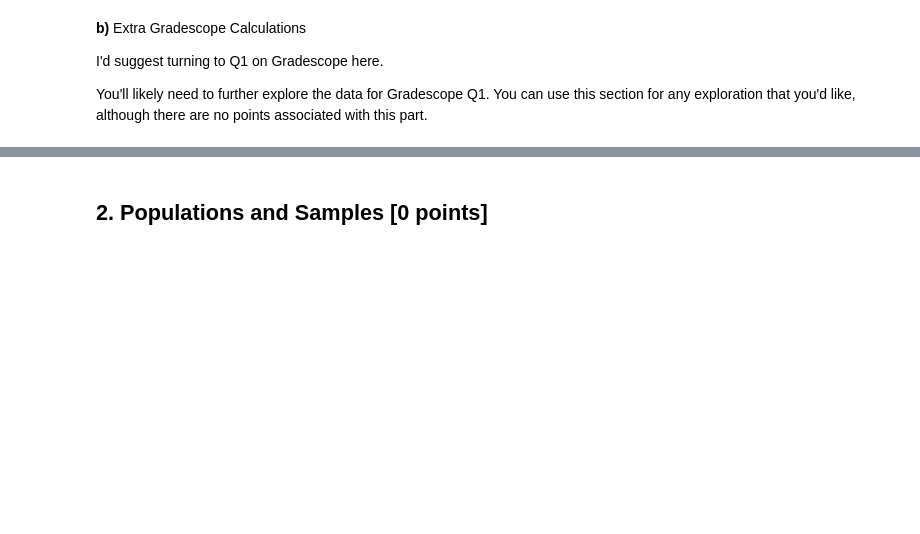
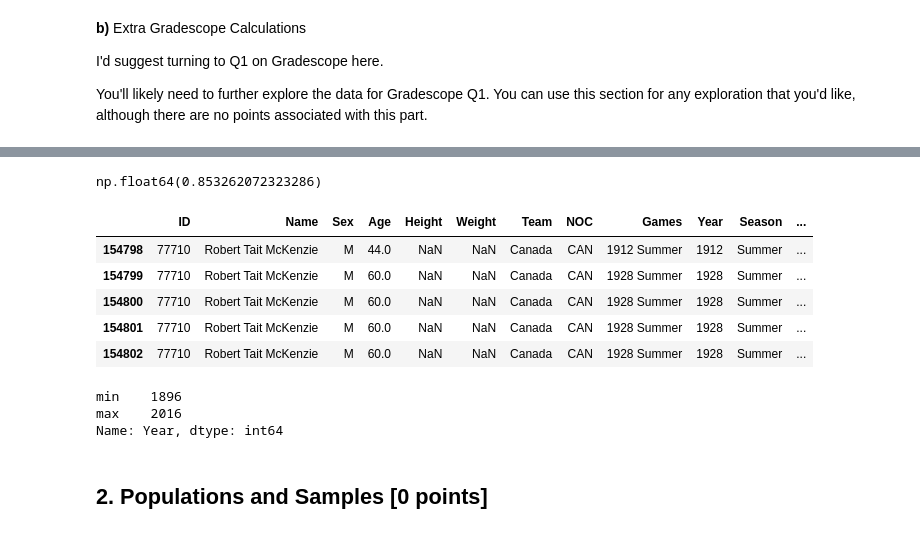
Before and after one commit to MatthewMandhyan/Stat207_clone, a Jupyter notebook: homework_03/homework_03.ipynb, the cells around one changed output, grey strips where cells are left out. Cells and saved outputs as stored; diff of their text form; code cells hidden in the pictures; blank space fills up the shorter version.

```diff
--- a/homework_03/homework_03.ipynb
+++ b/homework_03/homework_03.ipynb
@@ -44,3 +93,24 @@ You'll likely need to further explore the data for Gradescope Q1.  You can use t
+# %%
+x = df['Medal'].isna().sum()/len(df)
+x
+# %% [output]
+np.float64(0.853262072323286)
+# %%
+df[['Name']].value_counts()
+df[df['Name'] == 'Robert Tait McKenzie'].head()
+# %% [output]
+|  | ID | Name | Sex | Age | Height | Weight | Team | NOC | Games | Year | Season | ... |
+| 154798 | 77710 | Robert Tait McKenzie | M | 44.0 | NaN | NaN | Canada | CAN | 1912 Summer | 1912 | Summer | ... |
+| 154799 | 77710 | Robert Tait McKenzie | M | 60.0 | NaN | NaN | Canada | CAN | 1928 Summer | 1928 | Summer | ... |
+| 154800 | 77710 | Robert Tait McKenzie | M | 60.0 | NaN | NaN | Canada | CAN | 1928 Summer | 1928 | Summer | ... |
+| 154801 | 77710 | Robert Tait McKenzie | M | 60.0 | NaN | NaN | Canada | CAN | 1928 Summer | 1928 | Summer | ... |
+| 154802 | 77710 | Robert Tait McKenzie | M | 60.0 | NaN | NaN | Canada | CAN | 1928 Summer | 1928 | Summer | ... |
+# %%
+df['Year'].agg(['min', 'max'])
+# %% [output]
+min    1896
+max    2016
+Name: Year, dtype: int64
 # %% [markdown]
 ## 2. Populations and Samples [0 points]
 # %% [markdown]
```
Also changed, not shown: parts of 15 cells of this notebook.
